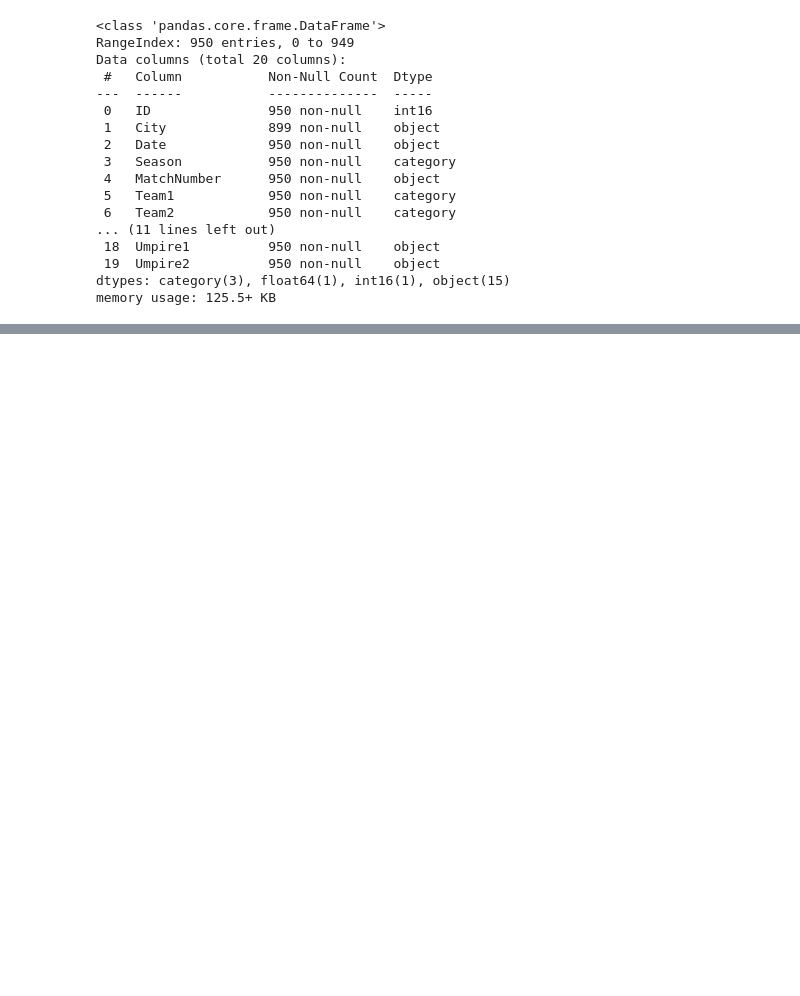
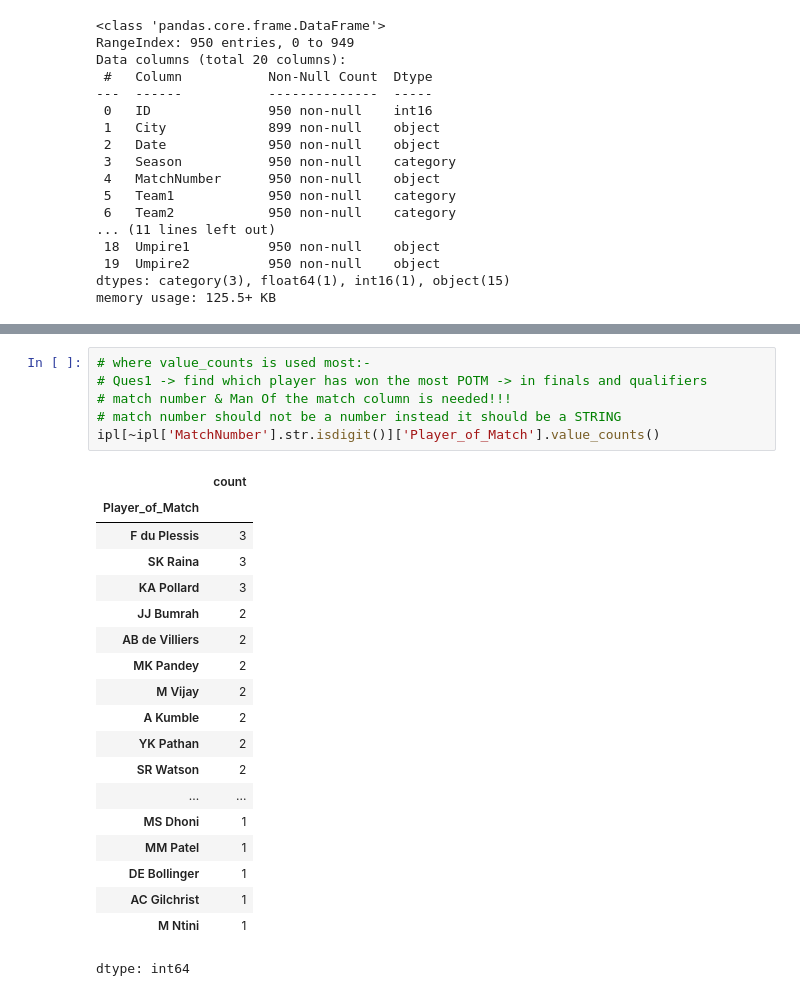
Before and after one commit to vishesh1111/PythonGoogleColab, a Jupyter notebook: Pandas.ipynb, the cells around one changed output, grey strips where cells are left out. Drawn from its saved outputs; the diff is of its cells as text; blank space fills up the shorter version.

```diff
--- a/Pandas.ipynb
+++ b/Pandas.ipynb
@@ -1080,0 +1094,26 @@ memory usage: 125.5+ KB
+# %%
+# where value_counts is used most:-
+# Ques1 -> find which player has won the most POTM -> in finals and qualifiers
+# match number & Man Of the match column is needed!!!
+# match number should not be a number instead it should be a STRING
+ipl[~ipl['MatchNumber'].str.isdigit()]['Player_of_Match'].value_counts()
+# %% [output]
+|  | count |
+| Player_of_Match |  |
+| F du Plessis | 3 |
+| SK Raina | 3 |
+| KA Pollard | 3 |
+| JJ Bumrah | 2 |
+| AB de Villiers | 2 |
+| MK Pandey | 2 |
+| M Vijay | 2 |
+| A Kumble | 2 |
+| YK Pathan | 2 |
+| SR Watson | 2 |
+| ... | ... |
+| MS Dhoni | 1 |
+| MM Patel | 1 |
+| DE Bollinger | 1 |
+| AC Gilchrist | 1 |
+| M Ntini | 1 |
+dtype: int64
```
Also changed, not shown: parts of 18 cells of this notebook.
